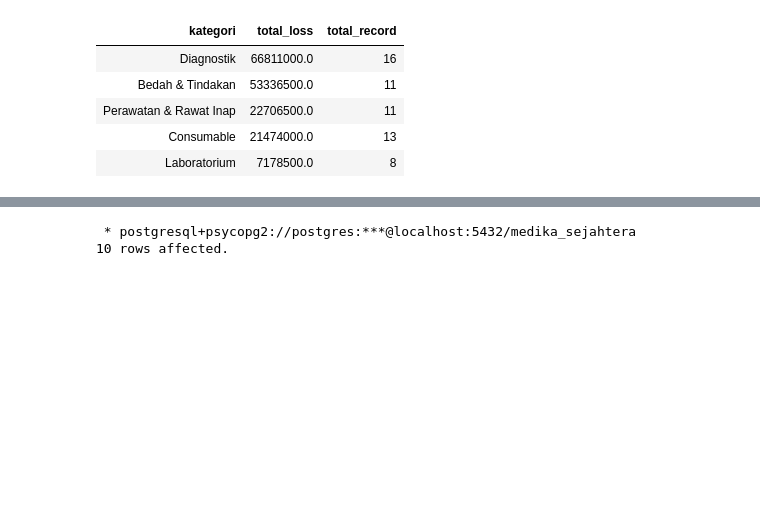
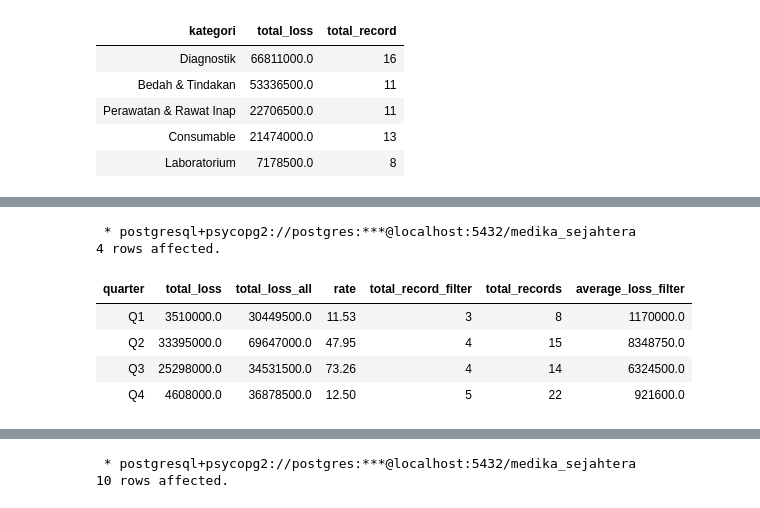
Before and after one commit to Rpfitrah/return-analysis-medika-sejahtera, a Jupyter notebook: Notebook/EDA.ipynb, the cells around one changed output, grey strips where cells are left out. Cells and saved outputs as stored; diff of their text form; code cells hidden in the pictures; blank space fills up the shorter version.

```diff
--- a/Notebook/EDA.ipynb
+++ b/Notebook/EDA.ipynb
@@ -1111,0 +1118,60 @@ ORDER BY
+# %%
+%%sql
+
+WITH
+month AS (
+    SELECT
+        CASE
+            WHEN EXTRACT(MONTH FROM return_date) BETWEEN 1 AND 3 THEN 'Q1'
+            WHEN EXTRACT(MONTH FROM return_date) BETWEEN 4 AND 6 THEN 'Q2'
+            WHEN EXTRACT(MONTH FROM return_date) BETWEEN 7 AND 9 THEN 'Q3'
+            WHEN EXTRACT(MONTH FROM return_date) BETWEEN 10 AND 12 THEN 'Q4'
+        END AS quarter,
+        SUM(value_return) AS total_loss,
+        COUNT(*) AS total_records
+    FROM
+        return_cleaned
+    GROUP BY
+        quarter
+),
+month_filter AS (
+    SELECT
+        CASE
+            WHEN EXTRACT(MONTH FROM return_date) BETWEEN 1 AND 3 THEN 'Q1'
+            WHEN EXTRACT(MONTH FROM return_date) BETWEEN 4 AND 6 THEN 'Q2'
+            WHEN EXTRACT(MONTH FROM return_date) BETWEEN 7 AND 9 THEN 'Q3'
+            WHEN EXTRACT(MONTH FROM return_date) BETWEEN 10 AND 12 THEN 'Q4'
+        END AS quarter,
+        SUM(value_return) AS total_loss,
+        COUNT(*) AS total_record_filter,
+        AVG(value_return) AS average_loss_filter
+    FROM
+        return_cleaned
+    WHERE
+        kategori = 'Diagnostik'
+    GROUP BY
+        quarter
+)
+
+
+SELECT
+    m.quarter,
+    COALESCE(mf.total_loss,0) AS total_loss,
+    m.total_loss AS total_loss_all,
+    ROUND((COALESCE(mf.total_loss,0) * 1.0 / NULLIF(m.total_loss,0) * 100)::numeric,2) AS rate,
+    COALESCE(mf.total_record_filter,0) AS total_record_filter,
+    COALESCE(m.total_records,0) AS total_records,
+    COALESCE(mf.average_loss_filter,0) AS average_loss_filter
+FROM month m
+LEFT JOIN month_filter mf
+    ON m.quarter = mf.quarter
+ORDER BY
+    m.quarter
+# %% [output]
+ * postgresql+psycopg2://postgres:***@localhost:5432/medika_sejahtera
+4 rows affected.
+| quarter | total_loss | total_loss_all | rate | total_record_filter | total_records | average_loss_filter |
+| Q1 | 3510000.0 | 30449500.0 | 11.53 | 3 | 8 | 1170000.0 |
+| Q2 | 33395000.0 | 69647000.0 | 47.95 | 4 | 15 | 8348750.0 |
+| Q3 | 25298000.0 | 34531500.0 | 73.26 | 4 | 14 | 6324500.0 |
+| Q4 | 4608000.0 | 36878500.0 | 12.50 | 5 | 22 | 921600.0 |
```
Also changed, not shown: parts of 18 cells of this notebook.
